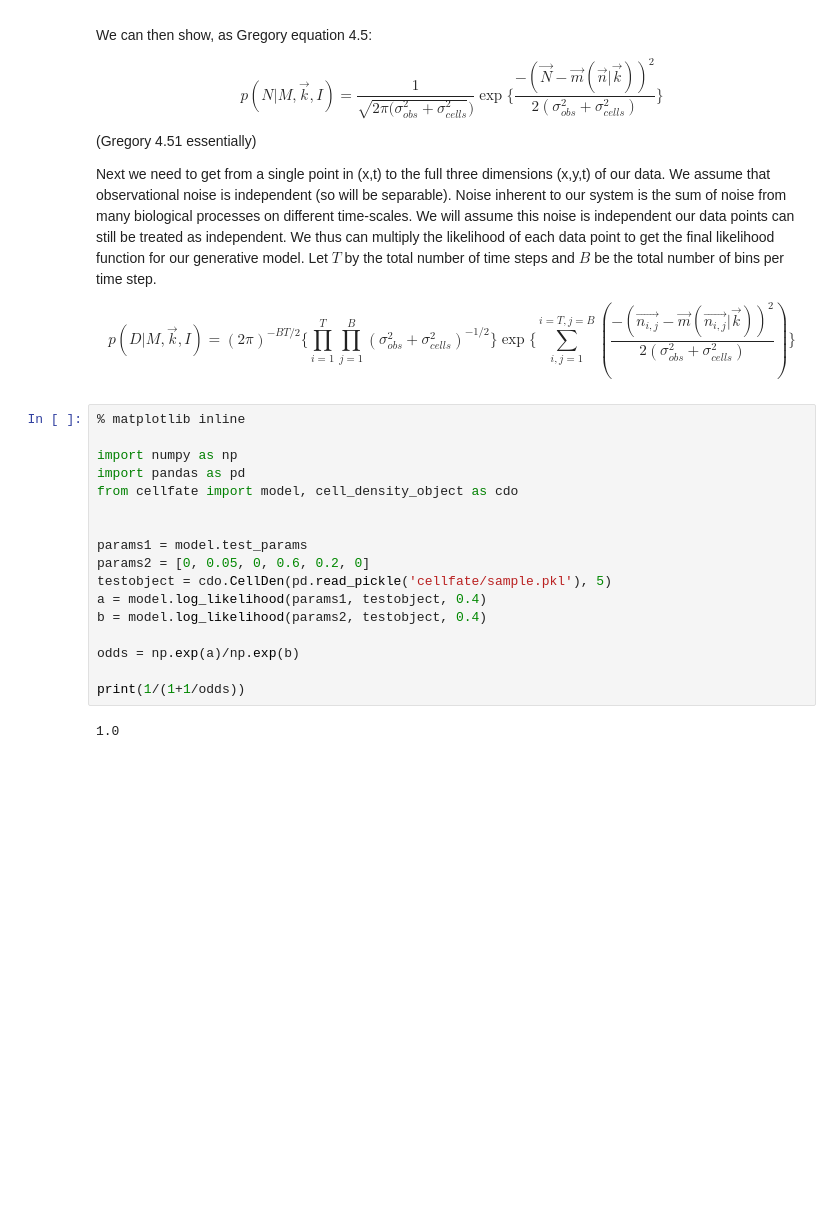
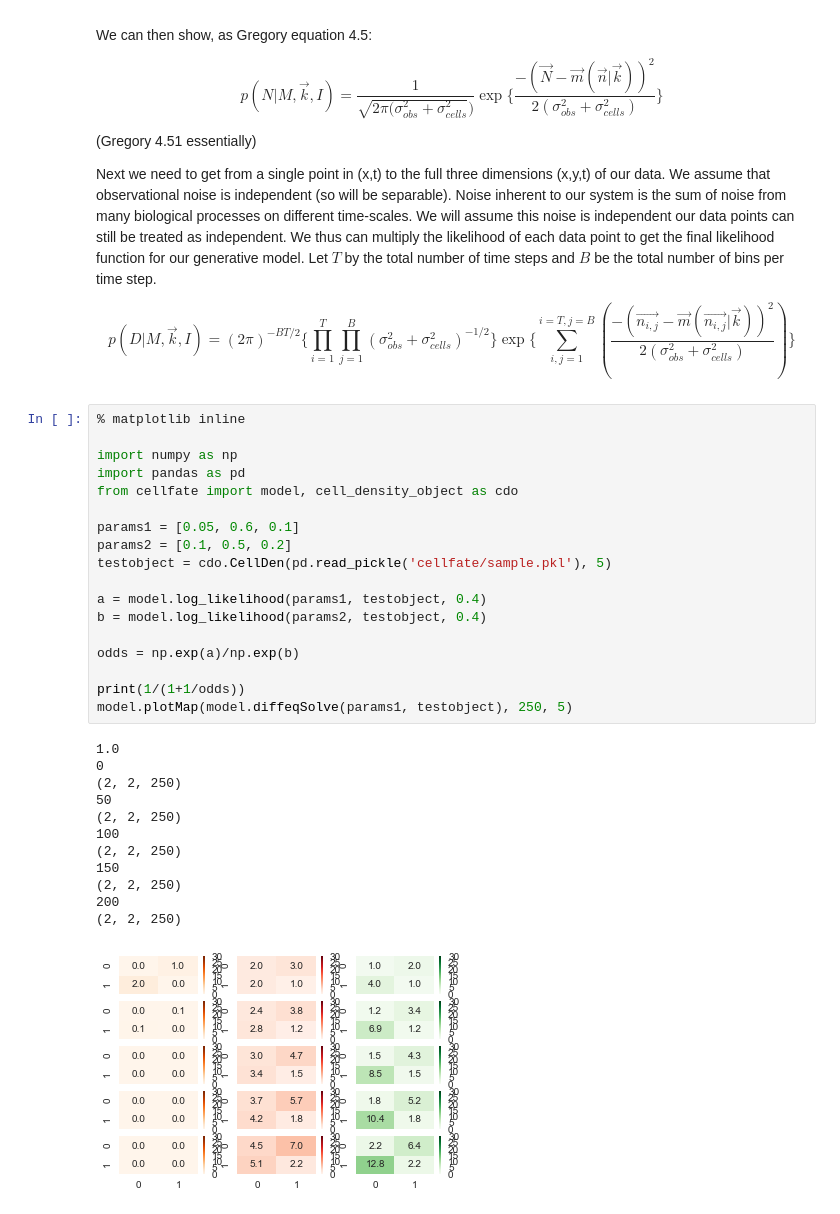
Before and after one commit to tessadgreen/cellfate, a Jupyter notebook: model.ipynb, the cells around one changed output. Drawn from its saved outputs; the diff is of its cells as text; blank space fills up the shorter version.

Commit message:
Simplification of model
I changed our model to include only three parameters at the moment

```diff
--- a/model.ipynb
+++ b/model.ipynb
@@ -66,19 +66,31 @@ $$p(D|M, \vec{k},I)=(2\pi)^{-B T /2} \{ \prod_{i=1}^T\prod_{j=1}^{B} (\sigma_{ob
 # %%
 % matplotlib inline
 
 import numpy as np
 import pandas as pd
 from cellfate import model, cell_density_object as cdo
 
+params1 = [0.05, 0.6, 0.1]
+params2 = [0.1, 0.5, 0.2]
+testobject = cdo.CellDen(pd.read_pickle('cellfate/sample.pkl'), 5)
 
-params1 = model.test_params
-params2 = [0, 0.05, 0, 0.6, 0.2, 0]
-testobject = cdo.CellDen(pd.read_pickle('cellfate/sample.pkl'), 5)
 a = model.log_likelihood(params1, testobject, 0.4)
 b = model.log_likelihood(params2, testobject, 0.4)
 
 odds = np.exp(a)/np.exp(b)
 
 print(1/(1+1/odds))
+model.plotMap(model.diffeqSolve(params1, testobject), 250, 5)
 # %% [output]
 1.0
+0
+(2, 2, 250)
+50
+(2, 2, 250)
+100
+(2, 2, 250)
+150
+(2, 2, 250)
+200
+(2, 2, 250)
+[figure, added]
```
Also changed, not shown: parts of 3 cells of this notebook, 1 other file.
